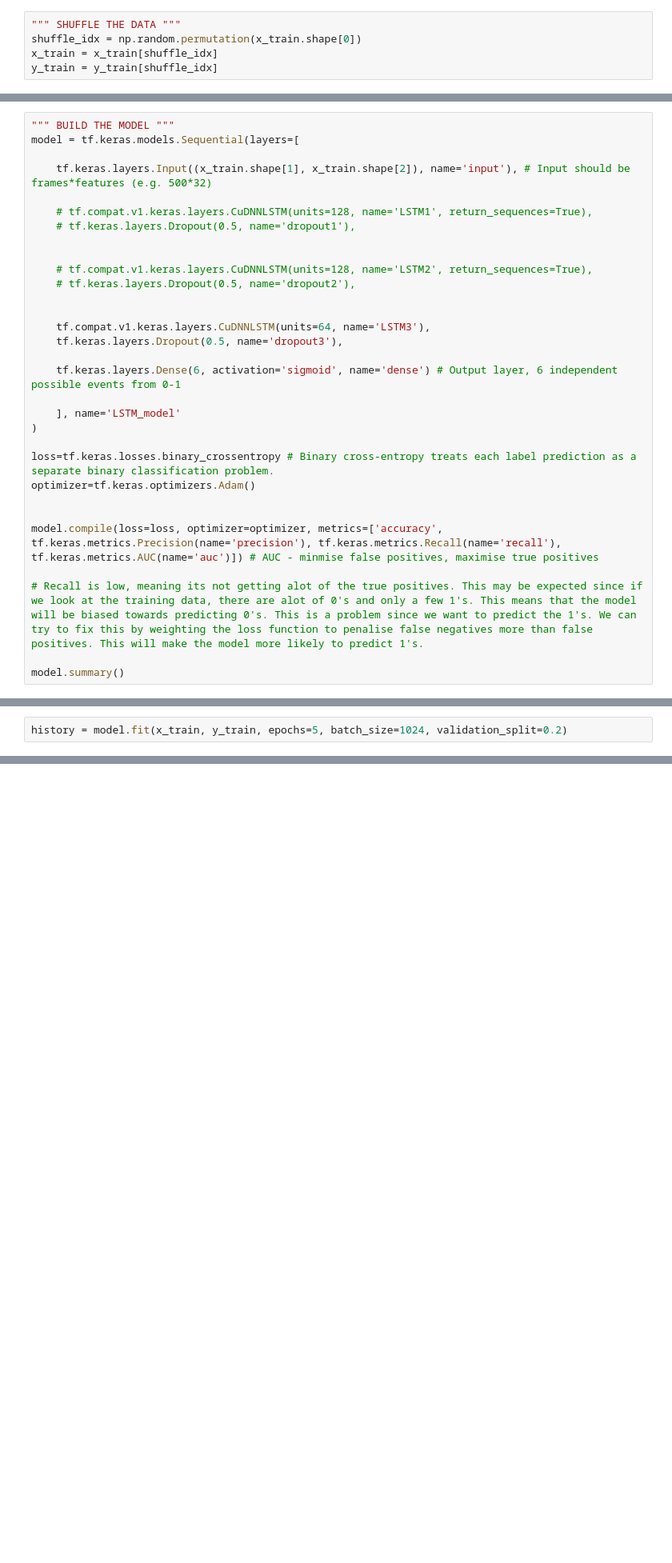
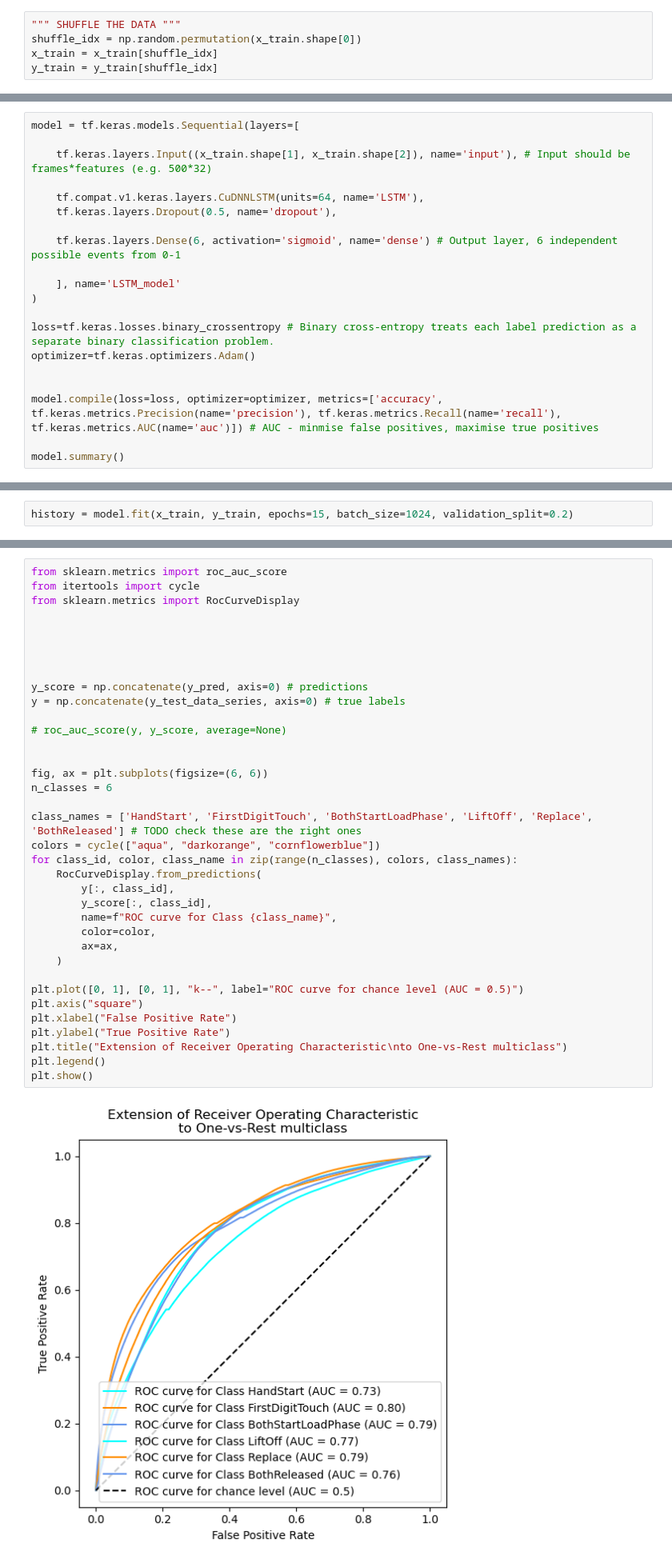
Before and after one commit to tuankhoin/MCEN90048-EEG-Grasp-and-Lift-Detection, a Jupyter notebook: Sean_LSTM.ipynb, the cells around one changed output, grey strips where cells are left out. Shown: that part at 80% size. Drawn from its saved outputs; the diff is of its cells as text; blank space fills up the shorter version.

Commit message:
Sean -LSTM AUC working

```diff
--- a/Sean_LSTM.ipynb
+++ b/Sean_LSTM.ipynb
@@ -90,19 +103,10 @@ y_train = y_train[shuffle_idx]
 # %%
-""" BUILD THE MODEL """
 model = tf.keras.models.Sequential(layers=[
 
     tf.keras.layers.Input((x_train.shape[1], x_train.shape[2]), name='input'), # Input should be frames*features (e.g. 500*32)
 
-    # tf.compat.v1.keras.layers.CuDNNLSTM(units=128, name='LSTM1', return_sequences=True),
-    # tf.keras.layers.Dropout(0.5, name='dropout1'),
-
-
-    # tf.compat.v1.keras.layers.CuDNNLSTM(units=128, name='LSTM2', return_sequences=True),
-    # tf.keras.layers.Dropout(0.5, name='dropout2'),
-
-
-    tf.compat.v1.keras.layers.CuDNNLSTM(units=64, name='LSTM3'),
-    tf.keras.layers.Dropout(0.5, name='dropout3'),
+    tf.compat.v1.keras.layers.CuDNNLSTM(units=64, name='LSTM'),
+    tf.keras.layers.Dropout(0.5, name='dropout'),
 
     tf.keras.layers.Dense(6, activation='sigmoid', name='dense') # Output layer, 6 independent possible events from 0-1
 
@@ -115,8 +119,6 @@ optimizer=tf.keras.optimizers.Adam()
 
 model.compile(loss=loss, optimizer=optimizer, metrics=['accuracy', tf.keras.metrics.Precision(name='precision'), tf.keras.metrics.Recall(name='recall'), tf.keras.metrics.AUC(name='auc')]) # AUC - minmise false positives, maximise true positives
 
-# Recall is low, meaning its not getting alot of the true positives. This may be expected since if we look at the training data, there are alot of 0's and only a few 1's. This means that the model will be biased towards predicting 0's. This is a problem since we want to predict the 1's. We can try to fix this by weighting the loss function to penalise false negatives more than false positives. This will make the model more likely to predict 1's.
-
 model.summary()
 # %% [output]
 Model: "LSTM_model"
@@ -137,3 +141,3 @@ _________________________________________________________________
 # %%
-history = model.fit(x_train, y_train, epochs=5, batch_size=1024, validation_split=0.2)
+history = model.fit(x_train, y_train, epochs=15, batch_size=1024, validation_split=0.2)
 # %% [output]
@@ -202,0 +215,38 @@ print(x_test_data_series[0].shape)
+# %%
+from sklearn.metrics import roc_auc_score
+from itertools import cycle
+from sklearn.metrics import RocCurveDisplay
+
+
+
+
+
+y_score = np.concatenate(y_pred, axis=0) # predictions
+y = np.concatenate(y_test_data_series, axis=0) # true labels
+
+# roc_auc_score(y, y_score, average=None)
+
+
+fig, ax = plt.subplots(figsize=(6, 6))
+n_classes = 6
+
+class_names = ['HandStart', 'FirstDigitTouch', 'BothStartLoadPhase', 'LiftOff', 'Replace', 'BothReleased'] # TODO check these are the right ones
+colors = cycle(["aqua", "darkorange", "cornflowerblue"])
+for class_id, color, class_name in zip(range(n_classes), colors, class_names):
+    RocCurveDisplay.from_predictions(
+        y[:, class_id],
+        y_score[:, class_id],
+        name=f"ROC curve for Class {class_name}",
+        color=color,
+        ax=ax,
+    )
+
+plt.plot([0, 1], [0, 1], "k--", label="ROC curve for chance level (AUC = 0.5)")
+plt.axis("square")
+plt.xlabel("False Positive Rate")
+plt.ylabel("True Positive Rate")
+plt.title("Extension of Receiver Operating Characteristic\nto One-vs-Rest multiclass")
+plt.legend()
+plt.show()
+# %% [output]
+[figure, added]
```
Also changed, not shown: parts of 18 cells of this notebook.
